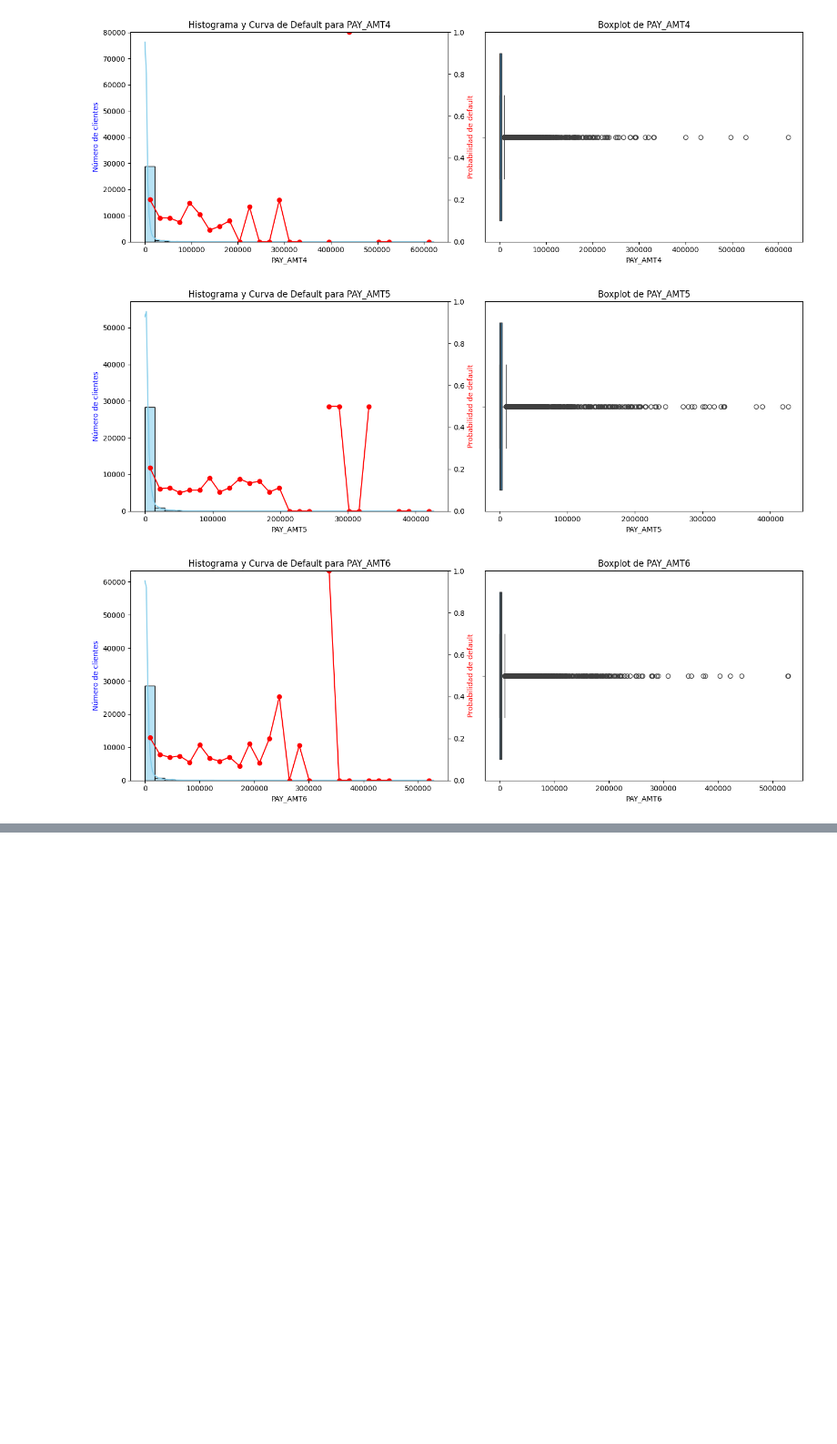
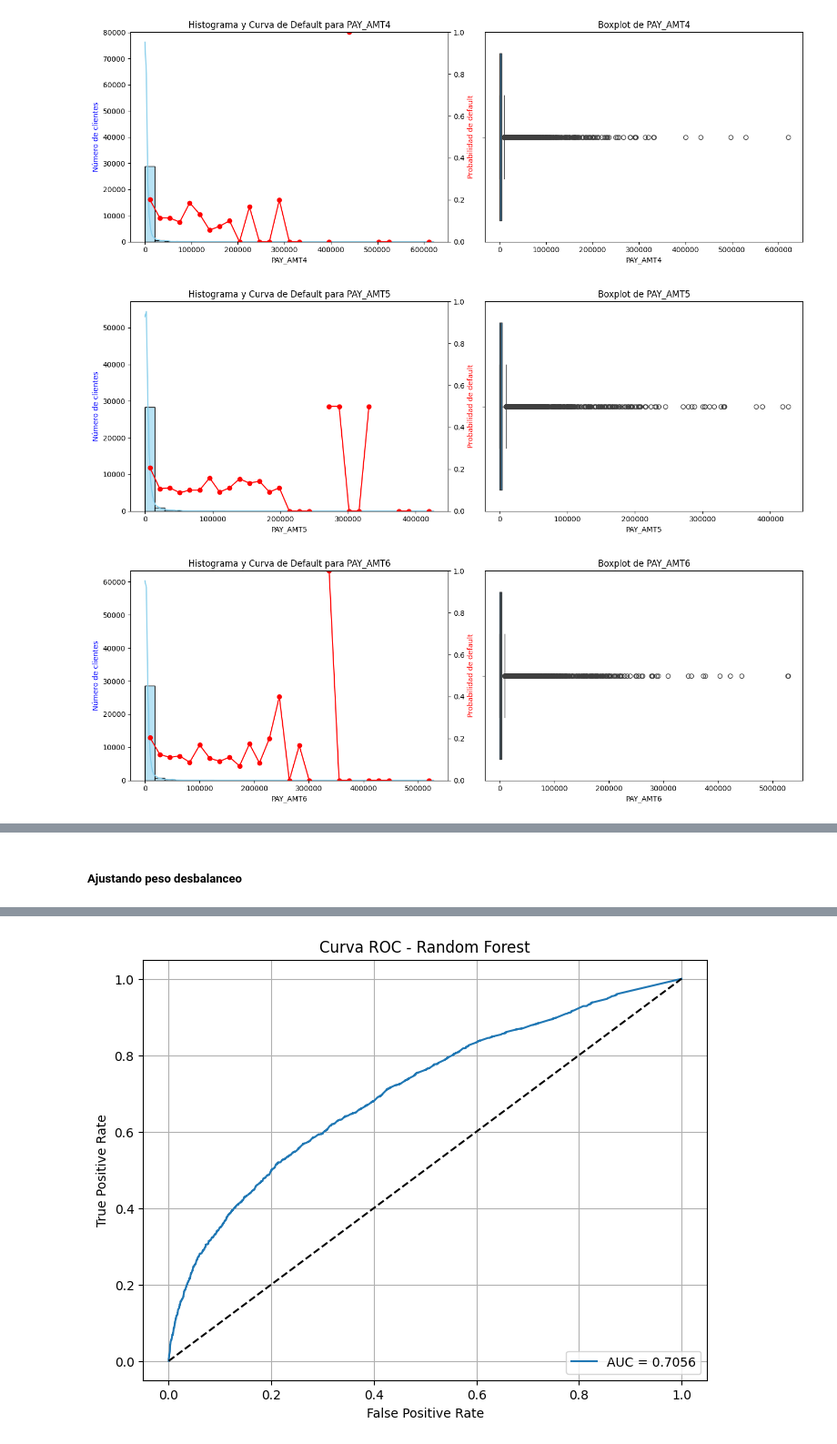
Before and after one commit to Sergi-06/Calibracion_Feedback1, a Jupyter notebook: Feedback1.ipynb, the cells around one changed output, grey strips where cells are left out. Shown at 91% size. Saved outputs shown, nothing was run; the diff lists cells and outputs as text; code cells hidden in the pictures; blank space fills up the shorter version.

```diff
--- a/Feedback1.ipynb
+++ b/Feedback1.ipynb
@@ -390,0 +729,9 @@ Se observa que XXX
+# %%
+vbles_continuas = ['LIMIT_BAL', 'AGE',
+                   'LIMIT_BAL_acot', 'AGE_acot',
+                   "RATIO_PAY_BILL_ACUM1", "RATIO_PAY_BILL_ACUM2",
+                    "RATIO_PAY_BILL_ACUM3", "RATIO_PAY_BILL_ACUM4", "RATIO_PAY_BILL_ACUM5", "RATIO_PAY_BILL_ACUM6",
+                   "RATIO_PAY_BILL_ACUM1_acot", "RATIO_PAY_BILL_ACUM2_acot",
+                    "RATIO_PAY_BILL_ACUM3_acot", "RATIO_PAY_BILL_ACUM4_acot", "RATIO_PAY_BILL_ACUM5_acot", "RATIO_PAY_BILL_ACUM6_acot"]
+
+df_base, woe_tablas = aplicar_woe_optbinning(df_base, vbles_continuas)
@@ -390,0 +758,4 @@ Se observa que XXX
+# %%
+vbles_categoricas = ['SEX', 'EDUCATION_aj', 'MARRIAGE_aj', "PAY_0_aj", "PAY_2_aj", "PAY_3_aj", "PAY_4_aj", "PAY_5_aj", "PAY_6_aj"]
+
+df_base, woe_tablas_categoricas = aplicar_woe_optbinning(df_base, vbles_categoricas, tipo="categorical")
@@ -390,0 +824,66 @@ Se observa que XXX
+# %%
+features = [["SEX_WOE", "EDUCATION_aj_WOE", "MARRIAGE_aj_WOE", "PAY_0_aj_WOE", "PAY_2_aj_WOE", "PAY_3_aj_WOE", "PAY_4_aj_WOE", "PAY_5_aj_WOE", "PAY_6_aj_WOE"] +
+            ["AGE_WOE", "LIMIT_BAL_WOE","RATIO_PAY_BILL_ACUM1_WOE", "RATIO_PAY_BILL_ACUM2_WOE", "RATIO_PAY_BILL_ACUM3_WOE","RATIO_PAY_BILL_ACUM4_WOE",
+             "RATIO_PAY_BILL_ACUM5_WOE", "RATIO_PAY_BILL_ACUM6_WOE"]]
+# %% [markdown]
+##### Ajustando peso desbalanceo
+# %%
+# 1. Definir variables
+target_col = 'default payment next month'
+
+# Variables predictoras: todas menos el target
+X = df_base[features]
+y = df_base[target_col]
+
+# Si tienes columnas no numéricas, puedes convertirlas (opcionalmente) a dummies
+# X = pd.get_dummies(X, drop_first=True)
+
+# 2. Separar en Train y Test
+X_train, X_test, y_train, y_test = train_test_split(
+    X, y, test_size=0.3, random_state=42, stratify=y
+)
+
+# 3. Normalizar las variables numéricas
+scaler = StandardScaler()
+X_train_scaled = scaler.fit_transform(X_train)
+X_test_scaled = scaler.transform(X_test)
+
+# 4. Entrenar el Random Forest
+rf_model = RandomForestClassifier(
+    n_estimators=100,
+    random_state=42,
+    class_weight='balanced'  # MUY IMPORTANTE por el desbalanceo
+)
+rf_model.fit(X_train_scaled, y_train)
+
+# 5. Predicciones
+y_pred = rf_model.predict(X_test_scaled)
+y_pred_proba = rf_model.predict_proba(X_test_scaled)[:, 1]
+
+# 6. Evaluar modelo
+print("\n=== Matriz de Confusión ===")
+print(confusion_matrix(y_test, y_pred))
+
+print("\n=== Reporte de Clasificación ===")
+print(classification_report(y_test, y_pred, digits=4))
+
+print("\n=== Accuracy ===")
+print(f"{accuracy_score(y_test, y_pred):.4f}")
+
+print("\n=== ROC-AUC ===")
+auc = roc_auc_score(y_test, y_pred_proba)
+print(f"AUC-ROC: {auc:.4f}")
+
+# 7. Graficar curva ROC
+fpr, tpr, thresholds = roc_curve(y_test, y_pred_proba)
+
+plt.figure(figsize=(8,6))
+plt.plot(fpr, tpr, label=f"AUC = {auc:.4f}")
+plt.plot([0,1], [0,1], 'k--')
+plt.xlabel("False Positive Rate")
+plt.ylabel("True Positive Rate")
+plt.title("Curva ROC - Random Forest")
+plt.legend(loc="lower right")
+plt.grid()
+plt.show()
+# %% [output]
@@ -390,0 +910 @@ Se observa que XXX
+[figure, added]
```
Also changed, not shown: parts of 42 cells of this notebook.
